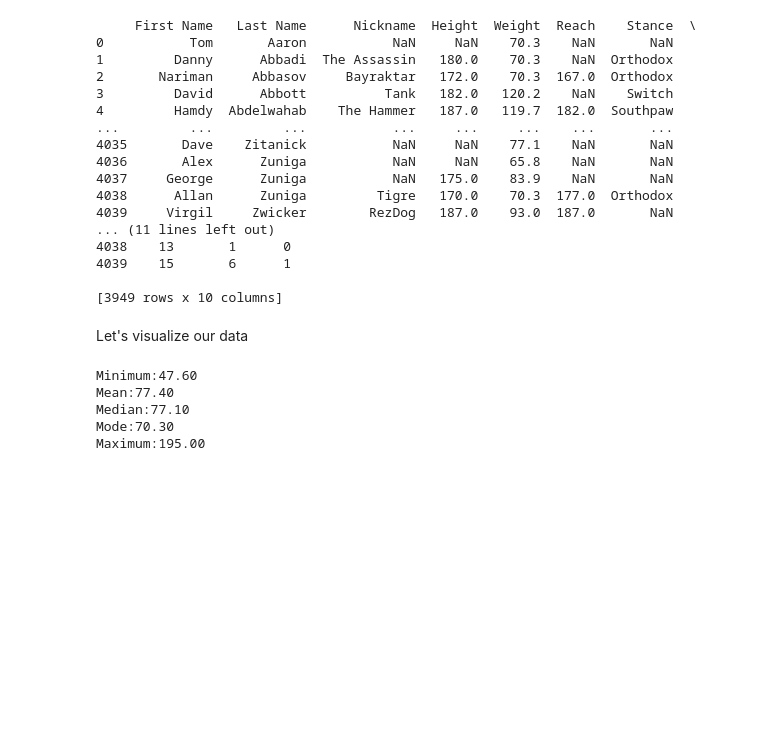
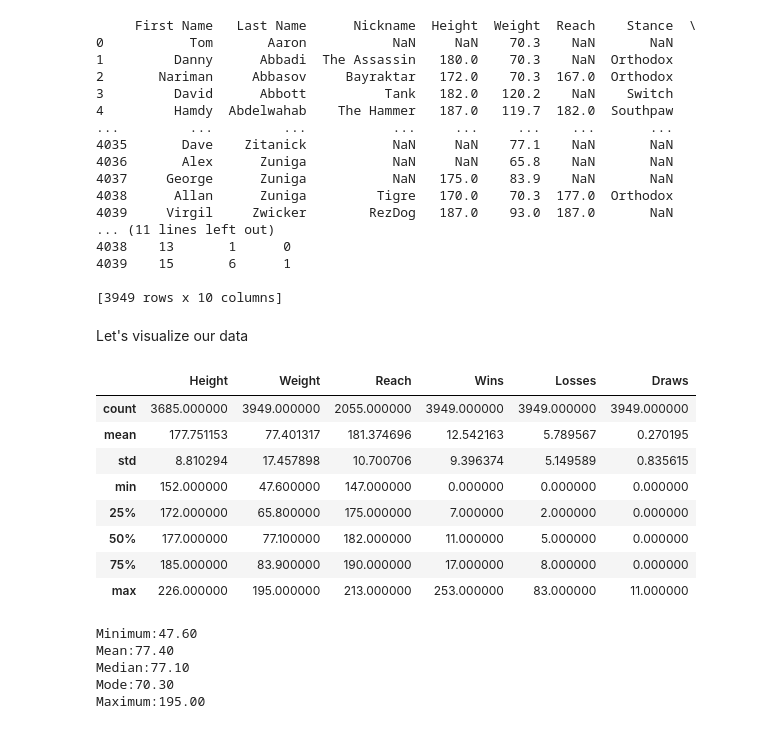
Before and after one commit to MikeSpa/ufc, a Jupyter notebook: visualize-data.ipynb, the cells around one changed output. Saved outputs shown, nothing was run; the diff lists cells and outputs as text; code cells hidden in the pictures; blank space fills up the shorter version.

Commit message:
add describe()

```diff
--- a/visualize-data.ipynb
+++ b/visualize-data.ipynb
@@ -26,6 +26,18 @@ print(df)
 [3949 rows x 10 columns]
 # %% [markdown]
 Let's visualize our data
+# %%
+df.describe()
+# %% [output]
+|  | Height | Weight | Reach | Wins | Losses | Draws |
+| count | 3685.000000 | 3949.000000 | 2055.000000 | 3949.000000 | 3949.000000 | 3949.000000 |
+| mean | 177.751153 | 77.401317 | 181.374696 | 12.542163 | 5.789567 | 0.270195 |
+| std | 8.810294 | 17.457898 | 10.700706 | 9.396374 | 5.149589 | 0.835615 |
+| min | 152.000000 | 47.600000 | 147.000000 | 0.000000 | 0.000000 | 0.000000 |
+| 25% | 172.000000 | 65.800000 | 175.000000 | 7.000000 | 2.000000 | 0.000000 |
+| 50% | 177.000000 | 77.100000 | 182.000000 | 11.000000 | 5.000000 | 0.000000 |
+| 75% | 185.000000 | 83.900000 | 190.000000 | 17.000000 | 8.000000 | 0.000000 |
+| max | 226.000000 | 195.000000 | 213.000000 | 253.000000 | 83.000000 | 11.000000 |
 # %%
 def show_distribution(var_data, value="Value", title="Data Distribution"):
     from matplotlib import pyplot as plt
```
